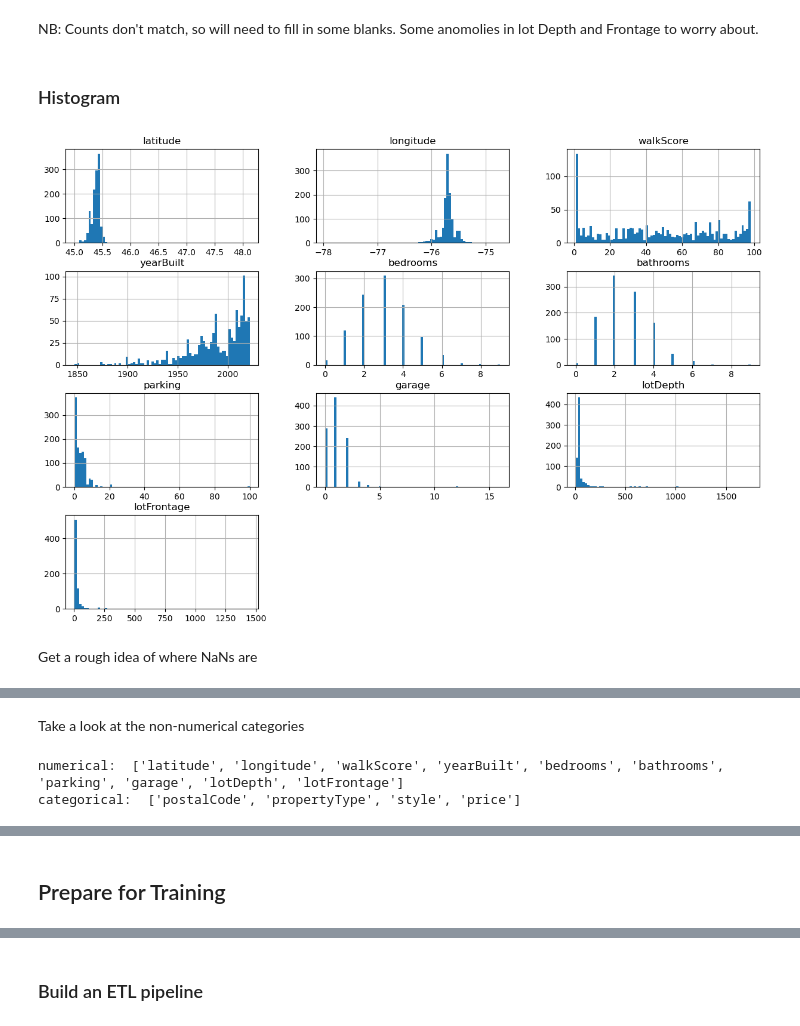
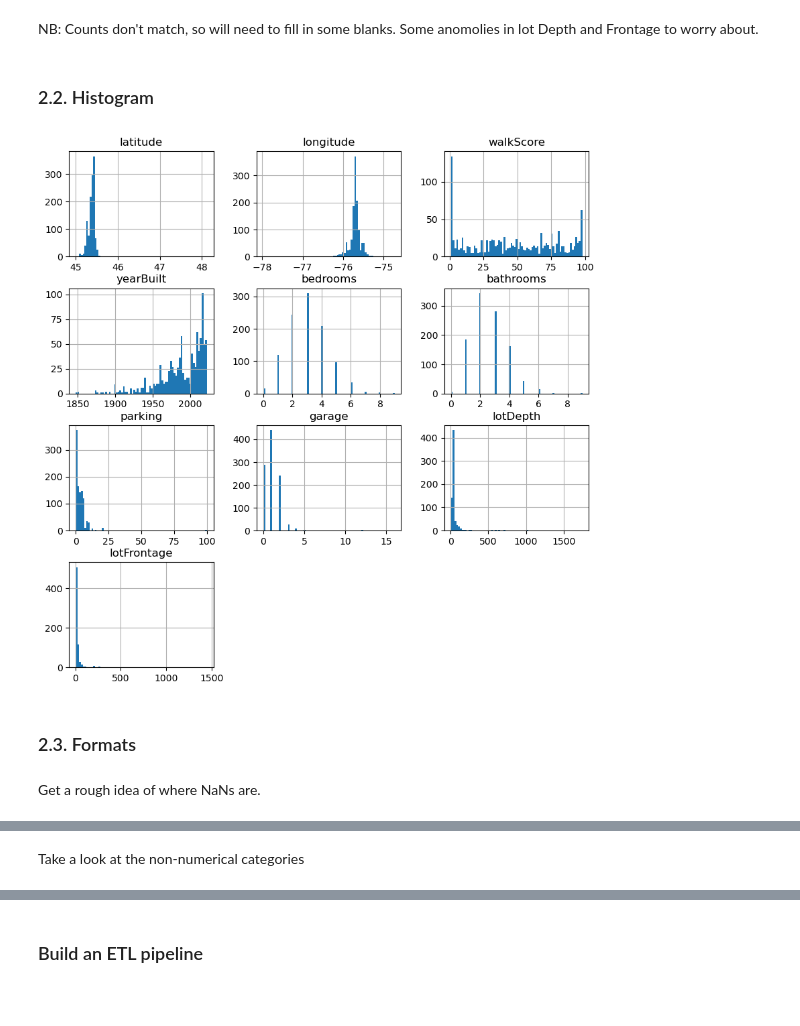
Before and after one commit to tjards/data_science_upskill, a Jupyter notebook: 2_housing_ottawa/ottawa_housing_analysis.ipynb, the cells around one changed output, grey strips where cells are left out. Drawn from its saved outputs; the diff is of its cells as text; code cells hidden in the pictures; blank space fills up the shorter version.

```diff
--- a/2_housing_ottawa/ottawa_housing_analysis.ipynb
+++ b/2_housing_ottawa/ottawa_housing_analysis.ipynb
@@ -23 +26,4 @@ housing = load_data_csv(path, filename)
+# %%
+# creating a copy of the data for exploration
+housing_explore = housing.copy()
 # %% [markdown]
@@ -68,14 +74,16 @@ housing.describe()
 # %% [markdown]
 NB: Counts don't match, so will need to fill in some blanks. Some anomolies in lot Depth and Frontage to worry about.
 # %% [markdown]
-### Histogram
+### 2.2. Histogram
 # %%
 import matplotlib.pyplot as plt
 %matplotlib inline
-housing.hist(bins = 75, figsize=(15,10))
+housing_explore.hist(bins = 75, figsize=(10,10))
 plt.show()
 # %% [output]
-[figure, old version]
+[figure, new version]
 # %% [markdown]
-Get a rough idea of where NaNs are
+### 2.3. Formats
+# %% [markdown]
+Get a rough idea of where NaNs are.
 # %%
@@ -101,13 +109,4 @@ dtype: int64
 44.2 % of the data has at least one NaN
 # %% [markdown]
 Take a look at the non-numerical categories
-# %%
-# consider numbers and categories separately
-housing_num = housing.select_dtypes(include=['int', 'float'])  # select numerical columns
-print('numerical: ', list(housing_num))
-housing_cat = housing.select_dtypes(include=['object'])  # select categorical columns
-print('categorical: ', list(housing_cat))
-# %% [output]
-numerical:  ['latitude', 'longitude', 'walkScore', 'yearBuilt', 'bedrooms', 'bathrooms', 'parking', 'garage', 'lotDepth', 'lotFrontage']
-categorical:  ['postalCode', 'propertyType', 'style', 'price']
 # %%
@@ -132,5 +131,3 @@ K0A3M0      1
 599,092       1
 823,900       1
 Name: price, Length: 529, dtype: int64
-# %% [markdown]
-## Prepare for Training
```
Also changed, not shown: parts of 26 cells of this notebook.
